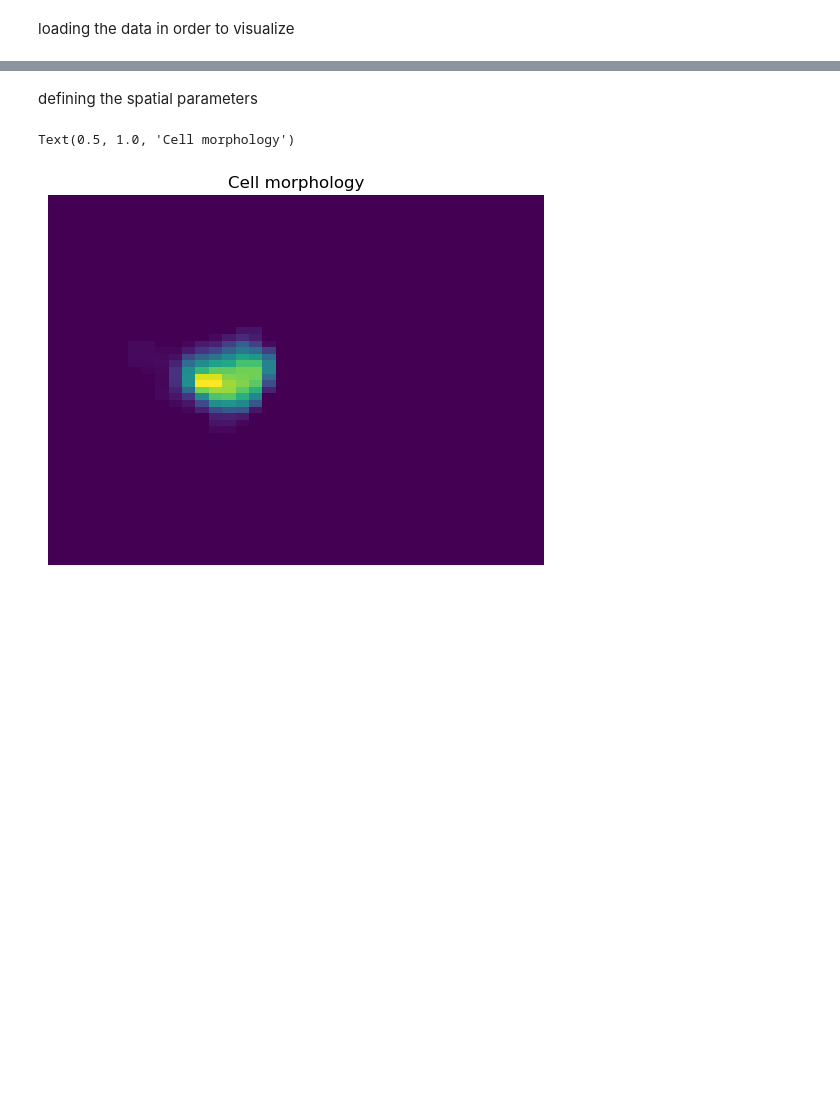
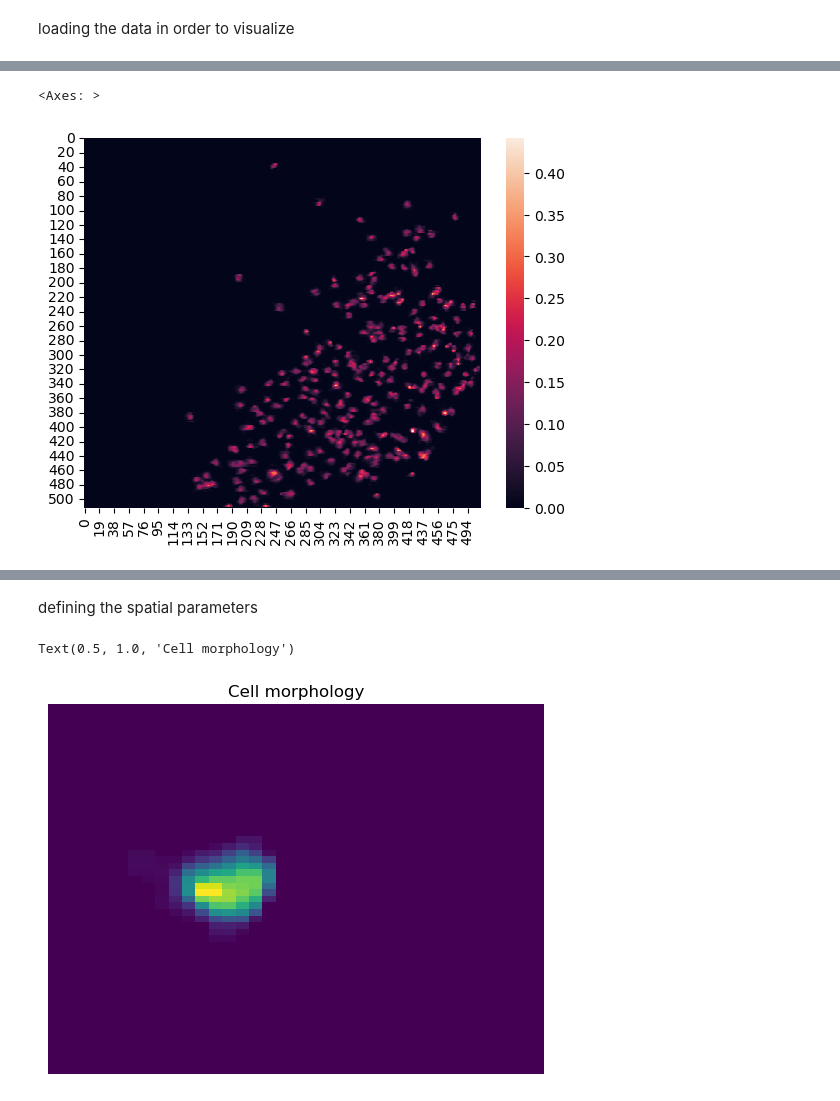
Before and after one commit to ttamiolakis/2p-place-coding, a Jupyter notebook: notebooks/fov_imaging.ipynb, the cells around one changed output, grey strips where cells are left out. Cells and saved outputs as stored; diff of their text form; code cells hidden in the pictures; blank space fills up the shorter version.

```diff
--- a/notebooks/fov_imaging.ipynb
+++ b/notebooks/fov_imaging.ipynb
@@ -24,0 +19,18 @@ import xarray as xr
+# %%
+exported_data_folder='D:/sd_project_pbox/exported_data'
+
+home_folder=f"{exported_data_folder}/{mouse_ID}/{condition}"
+cnmf_file=glob.glob(f"{home_folder}/*.hdf5") #data from cnmf
+cnmf_file=cnmf_file[0]
+spatial=cell_morphology(cnmf_file)
+
+#spatial = np.reshape(spatial, (512, 512, n_neurons))# (262144 -> 512x512, i.e. "unflatten")
+spatial = np.transpose(spatial, axes=[2, 1,0])  # move neuron index to end
+spatial=np.sum(spatial,axis=0) #collapsinf the 3d array into 2d array so that have all of the cells in one matrix
+# %%
+spatial3=spatial
+# %%
+sns.heatmap(spatial3)
+# %% [output]
+<Axes: >
+[figure, added]
```
Also changed, not shown: parts of 6 cells of this notebook, 2 other files.
